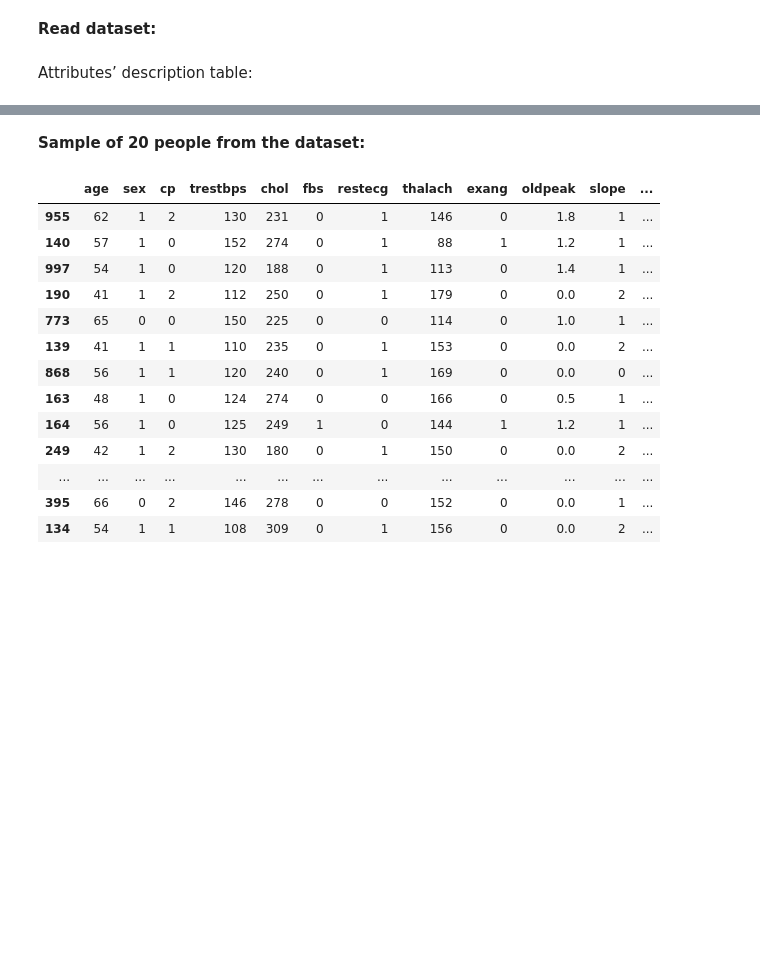
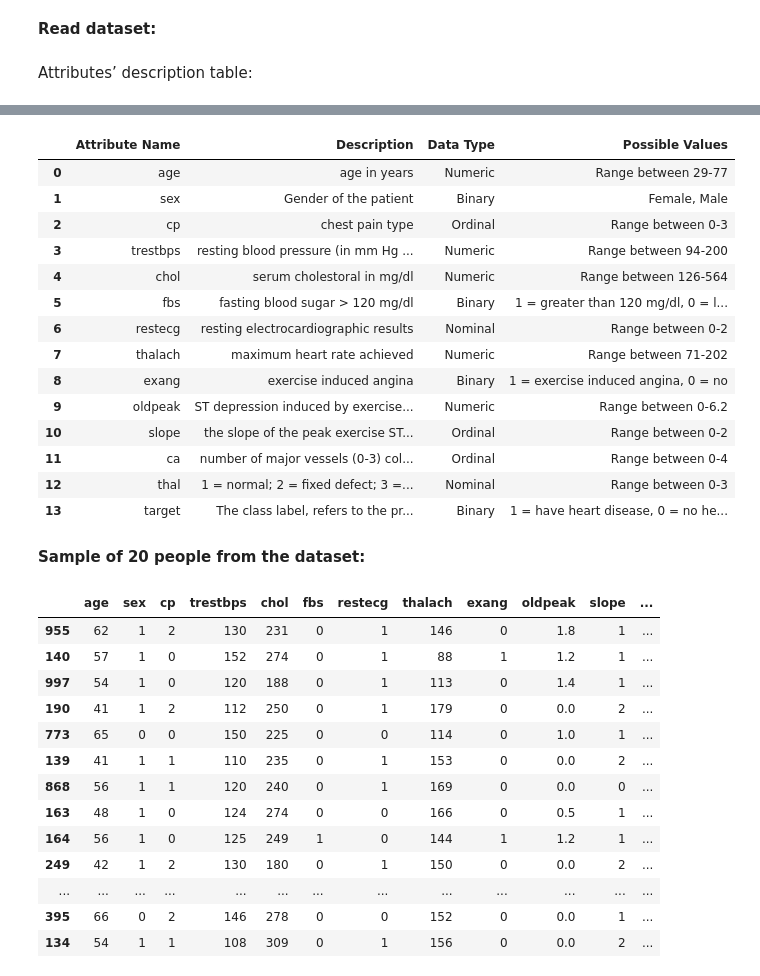
Before and after one commit to JoudySaleh-IT/IT326, a Jupyter notebook: Phase2.ipynb, the cells around one changed output, grey strips where cells are left out. Cells and saved outputs as stored; diff of their text form; code cells hidden in the pictures; blank space fills up the shorter version.

```diff
--- a/Phase2.ipynb
+++ b/Phase2.ipynb
@@ -21,6 +21,7 @@ df = pd.read_csv('heart.csv')
 # %% [markdown]
 Attributes’ description table:
 # %%
+
 data = {
     "Attribute Name": [
         "age", "sex", "cp", "trestbps", "chol","fbs", "restecg", "thalach",
@@ -35,20 +36,29 @@ data = {
         "exercise induced angina",
         "ST depression induced by exercise relative to rest",
         "the slope of the peak exercise ST segment",
-        "number of major vessels (0-3) colored by flourosopy",
-        " 1 = normal; 2 = fixed defect; 3 = reversable defect"," The class label,refers to the presence of heart disease in the patient"
+        "number of major vessels (0-3) colored by fluoroscopy",
+        "1 = normal; 2 = fixed defect; 3 = reversible defect",
+        "The class label, refers to the presence of heart disease in the patient"
     ],
     "Data Type": [
        "Numeric", "Binary", "Ordinal", "Numeric","Numeric", "Binary","Nominal", "Numeric", "Binary",
         "Numeric", "Ordinal", "Ordinal", "Nominal", "Binary"
     ],
     "Possible Values": [
-        "Range between 29-77","Female, Male","Range between 0-3","Range between 94-200","Range between 126-564","1= grater than 120mg/dl 0=less than 120mg/dl",
-        "Range between 0-2","Range between 71-202","1=exercise induced angina  0= no","Range between 0-6.2","Range between 0-2","Range between 0-4",
-        "Range between 0-3","1 = have heart disease 0 = no heart disease"
+        "Range between 29-77","Female, Male","Range between 0-3","Range between 94-200","Range between 126-564",
+        "1 = greater than 120 mg/dl, 0 = less than 120 mg/dl",
+        "Range between 0-2","Range between 71-202","1 = exercise induced angina, 0 = no",
+        "Range between 0-6.2","Range between 0-2","Range between 0-4",
+        "Range between 0-3","1 = have heart disease, 0 = no heart disease"
     ]
 }
+
+
 attributes_df = pd.DataFrame(data)
-styled_df = df.style.set_properties(**{'text-align': 'center'})
-styled_df
+
+
+from IPython.core.display import display
+
+
+display(attributes_df)
 # %% [output]
@@ -56,3 +65,18 @@ styled_df
+|  | Attribute Name | Description | Data Type | Possible Values |
+| 0 | age | age in years | Numeric | Range between 29-77 |
+| 1 | sex | Gender of the patient | Binary | Female, Male |
+| 2 | cp | chest pain type | Ordinal | Range between 0-3 |
+| 3 | trestbps | resting blood pressure (in mm Hg ... | Numeric | Range between 94-200 |
+| 4 | chol | serum cholestoral in mg/dl | Numeric | Range between 126-564 |
+| 5 | fbs | fasting blood sugar > 120 mg/dl | Binary | 1 = greater than 120 mg/dl, 0 = l... |
+| 6 | restecg | resting electrocardiographic results | Nominal | Range between 0-2 |
+| 7 | thalach | maximum heart rate achieved | Numeric | Range between 71-202 |
+| 8 | exang | exercise induced angina | Binary | 1 = exercise induced angina, 0 = no |
+| 9 | oldpeak | ST depression induced by exercise... | Numeric | Range between 0-6.2 |
+| 10 | slope | the slope of the peak exercise ST... | Ordinal | Range between 0-2 |
+| 11 | ca | number of major vessels (0-3) col... | Ordinal | Range between 0-4 |
+| 12 | thal | 1 = normal; 2 = fixed defect; 3 =... | Nominal | Range between 0-3 |
+| 13 | target | The class label, refers to the pr... | Binary | 1 = have heart disease, 0 = no he... |
 # %% [markdown]
 **Sample of 20 people from the dataset:**
 # %%
```
Also changed, not shown: parts of 1 cell of this notebook.
